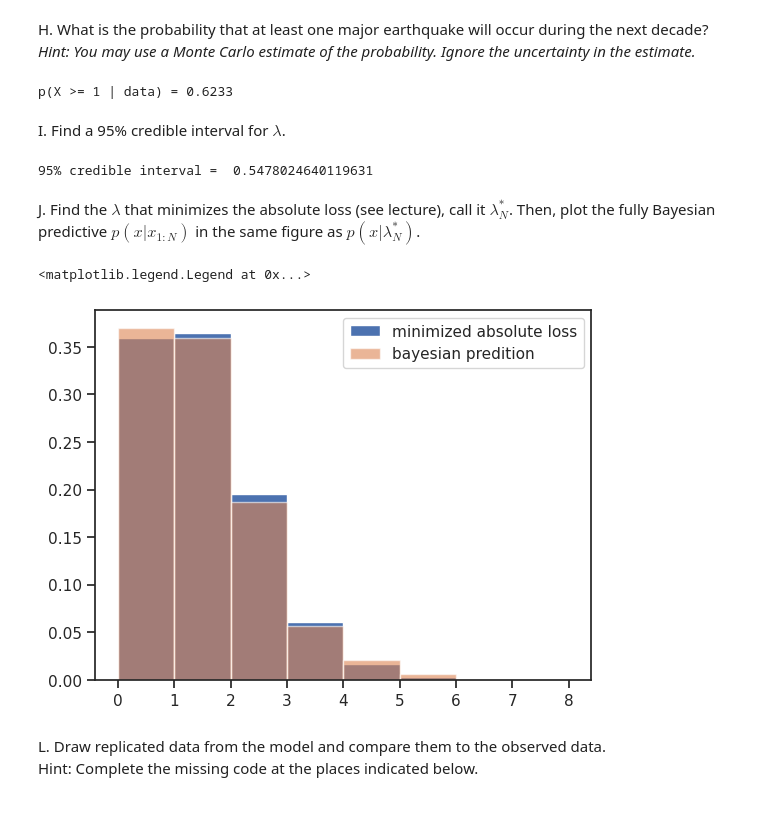
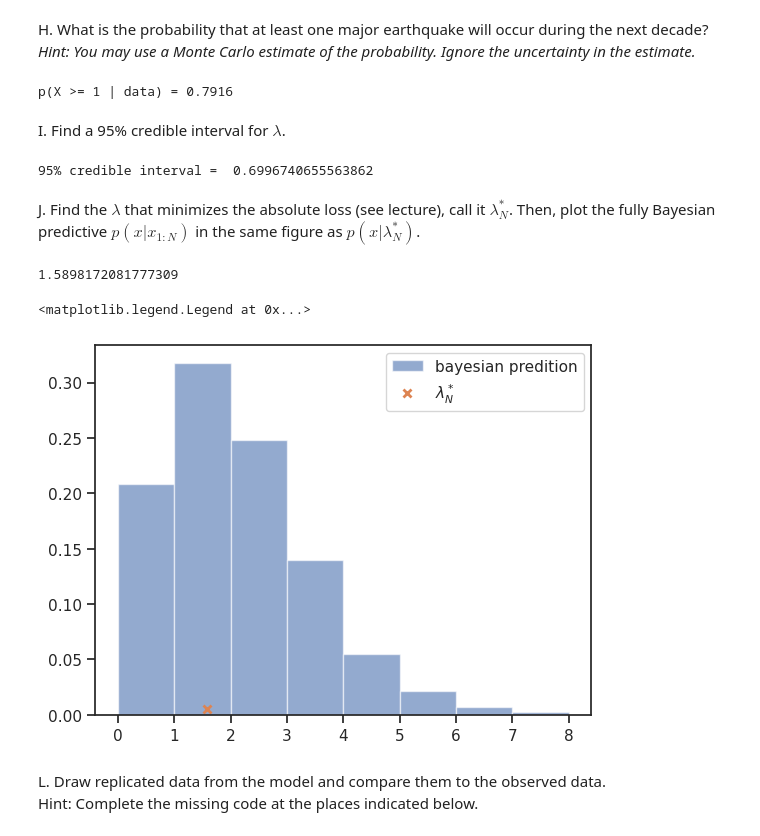
Before and after one commit to zeligerstav/data-analytics-se, a Jupyter notebook: lecturebook/homework/homework-03.ipynb, the cells around one changed output. Saved outputs shown, nothing was run; the diff lists cells and outputs as text; code cells hidden in the pictures.

```diff
--- a/lecturebook/homework/homework-03.ipynb
+++ b/lecturebook/homework/homework-03.ipynb
@@ -547,7 +547,7 @@ Hint: Notice that the maximum entropy distribution for a positive parameter with
 import scipy.stats as st
 
 # You have to pick an alpha:
-alpha = 1.0
+alpha = 3.0
 # And you have to pick a beta:
 beta = 1.0
 
@@ -581,7 +581,7 @@ As a sanity check, look at the wikipedia page for [conjugate priors](https://en.
 E. Plot the prior and the posterior of $\lambda$ on the same plot.
 # %%
 # Your expression for alpha posterior here:
-alpha_post = alpha + np.sum(eq_data.shape[0])
+alpha_post = alpha + np.sum(eq_data)
 # Your expression for beta posterior here:
 beta_post = beta + 12
 # The posterior
@@ -679,7 +679,7 @@ prob_of_major_eq = count/num_samples
 
 print(f"p(X >= 1 | data) = {prob_of_major_eq}")
 # %% [output]
-p(X >= 1 | data) = 0.6233
+p(X >= 1 | data) = 0.7916
 # %% [markdown]
 I. Find a 95\% credible interval for $\lambda$.
 # %%
@@ -689,22 +689,23 @@ lambdas = lambda_post.rvs(num_samples)
 var = np.var(lambdas)
 print(f"95% credible interval =  {2*np.sqrt(var)}")
 # %% [output]
-95% credible interval =  0.5478024640119631
+95% credible interval =  0.6996740655563862
 # %% [markdown]
 J. Find the $\lambda$ that minimizes the absolute loss (see lecture), call it $\lambda^*_N$.
 Then, plot the fully Bayesian predictive $p(x|x_{1:N})$ in the same figure as $p(x|\lambda^*_N)$.
 # %%
 # Write your code here and print() your answer
-lambda_star = np.mean(samples) # Mean of a possion is lambda
-lambda_star_samples = st.poisson(lambda_star).rvs(num_samples)
+lambda_star = lambda_post.median() # Mean of a possion is lambda
 
 ig, ax = plt.subplots()
-ax.hist(lambda_star_samples,density=True,bins=np.arange(9),alpha=1,label="minimized absolute loss")
 ax.hist(samples,density=True,bins=range(9),alpha=0.6,label="bayesian predition")
+ax.plot(lambda_star,0.05/10,'x',markeredgewidth=2,label='$\lambda^*_N$')
+print(lambda_star)
 ax.legend()
 # %% [output]
-<matplotlib.legend.Legend at 0x...>
+1.5898172081777309
+<matplotlib.legend.Legend at 0x...>
-[figure, old version]
+[figure, new version]
 # %% [markdown]
 L. Draw replicated data from the model and compare them to the observed data.
 <br>
```
Also changed, not shown: parts of 14 cells of this notebook, 1 other file.
